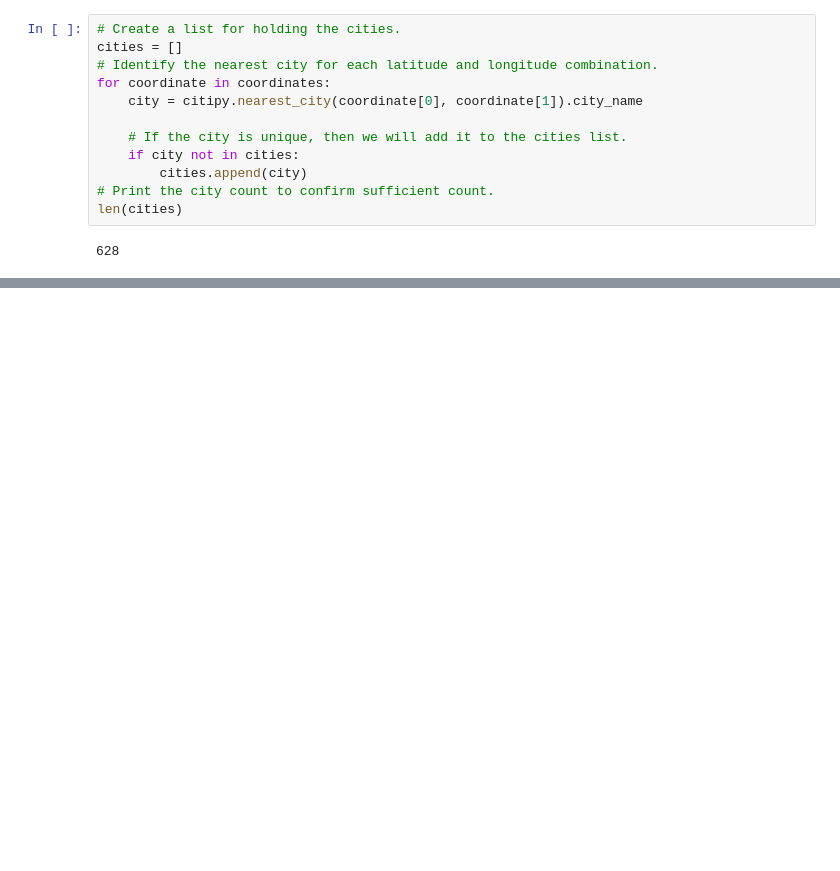
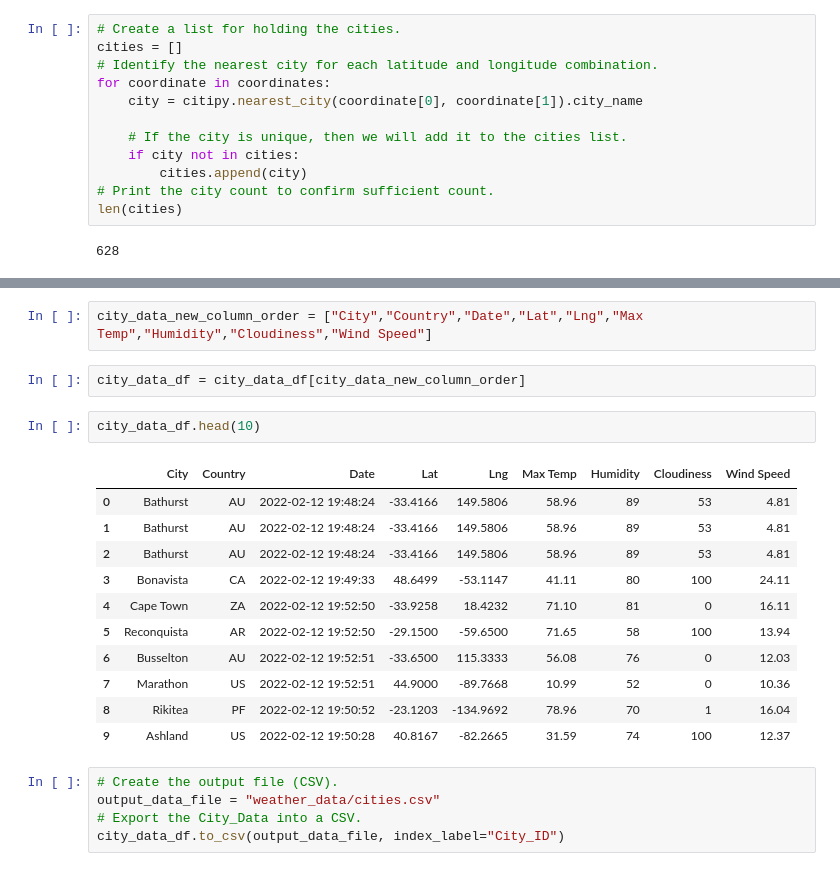
Before and after one commit to OPahunang/World_Weather_Analysis, a Jupyter notebook: WeatherPy.ipynb, the cells around one changed output, grey strips where cells are left out. Cells and saved outputs as stored; diff of their text form; blank space fills up the shorter version.

```diff
--- a/WeatherPy.ipynb
+++ b/WeatherPy.ipynb
@@ -33,0 +177,23 @@ len(cities)
+# %%
+city_data_new_column_order = ["City","Country","Date","Lat","Lng","Max Temp","Humidity","Cloudiness","Wind Speed"]
+# %%
+city_data_df = city_data_df[city_data_new_column_order]
+# %%
+city_data_df.head(10)
+# %% [output]
+|  | City | Country | Date | Lat | Lng | Max Temp | Humidity | Cloudiness | Wind Speed |
+| 0 | Bathurst | AU | 2022-02-12 19:48:24 | -33.4166 | 149.5806 | 58.96 | 89 | 53 | 4.81 |
+| 1 | Bathurst | AU | 2022-02-12 19:48:24 | -33.4166 | 149.5806 | 58.96 | 89 | 53 | 4.81 |
+| 2 | Bathurst | AU | 2022-02-12 19:48:24 | -33.4166 | 149.5806 | 58.96 | 89 | 53 | 4.81 |
+| 3 | Bonavista | CA | 2022-02-12 19:49:33 | 48.6499 | -53.1147 | 41.11 | 80 | 100 | 24.11 |
+| 4 | Cape Town | ZA | 2022-02-12 19:52:50 | -33.9258 | 18.4232 | 71.10 | 81 | 0 | 16.11 |
+| 5 | Reconquista | AR | 2022-02-12 19:52:50 | -29.1500 | -59.6500 | 71.65 | 58 | 100 | 13.94 |
+| 6 | Busselton | AU | 2022-02-12 19:52:51 | -33.6500 | 115.3333 | 56.08 | 76 | 0 | 12.03 |
+| 7 | Marathon | US | 2022-02-12 19:52:51 | 44.9000 | -89.7668 | 10.99 | 52 | 0 | 10.36 |
+| 8 | Rikitea | PF | 2022-02-12 19:50:52 | -23.1203 | -134.9692 | 78.96 | 70 | 1 | 16.04 |
+| 9 | Ashland | US | 2022-02-12 19:50:28 | 40.8167 | -82.2665 | 31.59 | 74 | 100 | 12.37 |
+# %%
+# Create the output file (CSV).
+output_data_file = "weather_data/cities.csv"
+# Export the City_Data into a CSV.
+city_data_df.to_csv(output_data_file, index_label="City_ID")
```
Also changed, not shown: parts of 10 cells of this notebook, 4 other files.
